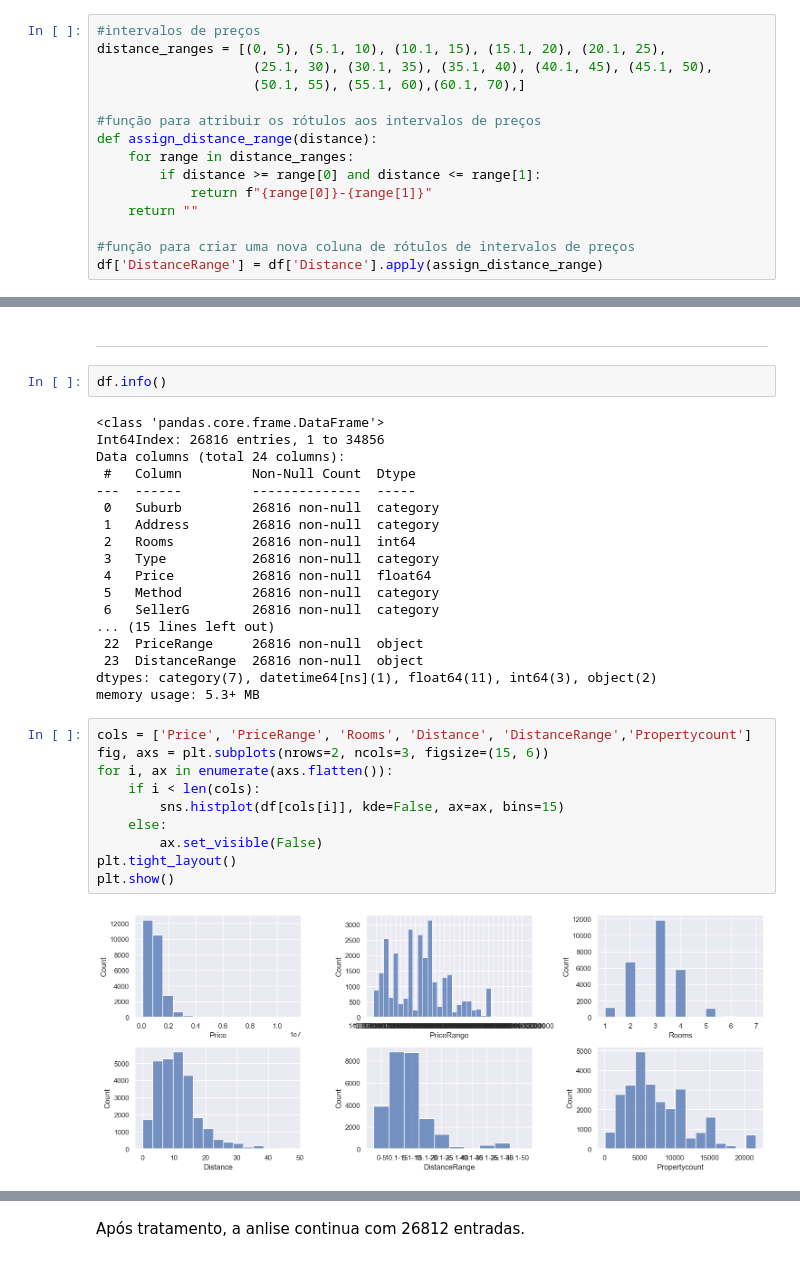
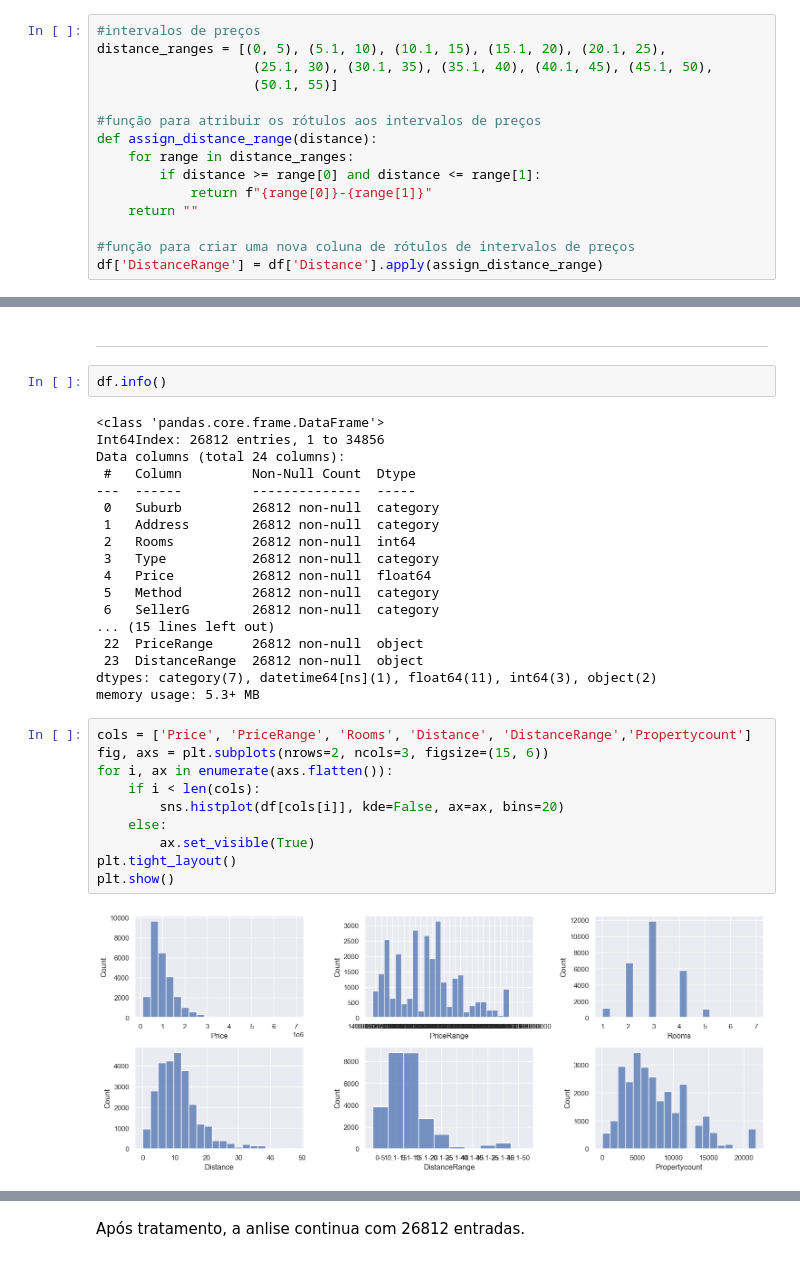
Before and after one commit to Riguini/Melbourne-Housing-Snapshot, a Jupyter notebook: Notebooks/Melbourne_Housing_Dataset.ipynb, the cells around one changed output, grey strips where cells are left out. Cells and saved outputs as stored; diff of their text form.

```diff
--- a/Notebooks/Melbourne_Housing_Dataset.ipynb
+++ b/Notebooks/Melbourne_Housing_Dataset.ipynb
@@ -400,7 +400,7 @@ Coluna Distance
 #intervalos de preços
 distance_ranges = [(0, 5), (5.1, 10), (10.1, 15), (15.1, 20), (20.1, 25),
                     (25.1, 30), (30.1, 35), (35.1, 40), (40.1, 45), (45.1, 50),
-                    (50.1, 55), (55.1, 60),(60.1, 70),]
+                    (50.1, 55)]
 
 #função para atribuir os rótulos aos intervalos de preços
 def assign_distance_range(distance):
@@ -444,34 +444,34 @@ plt.show()
 df.info()
 # %% [output]
 <class 'pandas.core.frame.DataFrame'>
-Int64Index: 26816 entries, 1 to 34856
+Int64Index: 26812 entries, 1 to 34856
 Data columns (total 24 columns):
  #   Column         Non-Null Count  Dtype
 ---  ------         --------------  -----
- 0   Suburb         26816 non-null  category
- 1   Address        26816 non-null  category
- 2   Rooms          26816 non-null  int64
- 3   Type           26816 non-null  category
- 4   Price          26816 non-null  float64
- 5   Method         26816 non-null  category
- 6   SellerG        26816 non-null  category
+ 0   Suburb         26812 non-null  category
+ 1   Address        26812 non-null  category
+ 2   Rooms          26812 non-null  int64
+ 3   Type           26812 non-null  category
+ 4   Price          26812 non-null  float64
+ 5   Method         26812 non-null  category
+ 6   SellerG        26812 non-null  category
 ... (15 lines left out)
- 22  PriceRange     26816 non-null  object
- 23  DistanceRange  26816 non-null  object
+ 22  PriceRange     26812 non-null  object
+ 23  DistanceRange  26812 non-null  object
 dtypes: category(7), datetime64[ns](1), float64(11), int64(3), object(2)
 memory usage: 5.3+ MB
 # %%
 cols = ['Price', 'PriceRange', 'Rooms', 'Distance', 'DistanceRange','Propertycount']
 fig, axs = plt.subplots(nrows=2, ncols=3, figsize=(15, 6))
 for i, ax in enumerate(axs.flatten()):
     if i < len(cols):
-        sns.histplot(df[cols[i]], kde=False, ax=ax, bins=15)
+        sns.histplot(df[cols[i]], kde=False, ax=ax, bins=20)
     else:
-        ax.set_visible(False)
+        ax.set_visible(True)
 plt.tight_layout()
 plt.show()
 # %% [output]
-[figure, old version]
+[figure, new version]
 # %%
 df.shape
 # %% [output]
```
Also changed, not shown: parts of 10 cells of this notebook.
